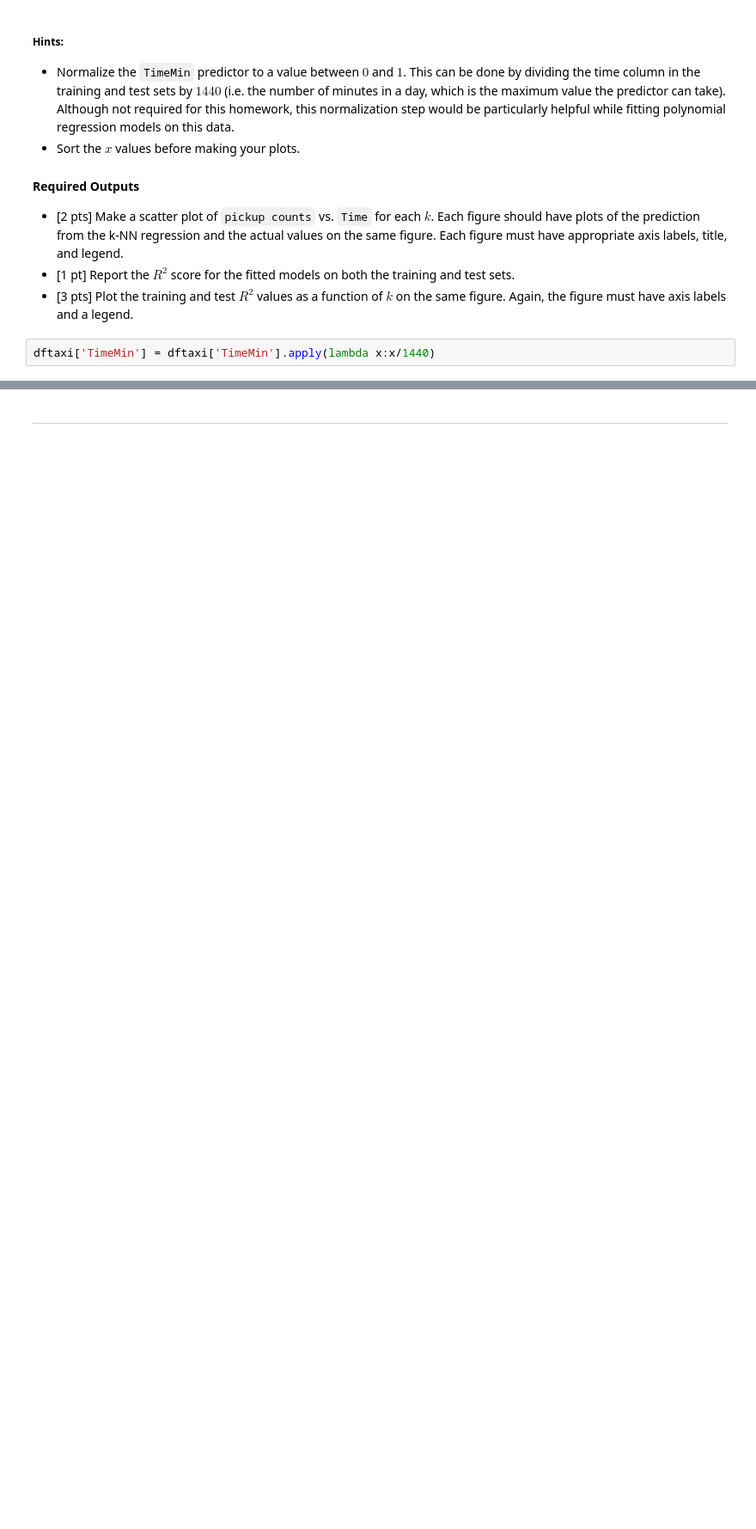
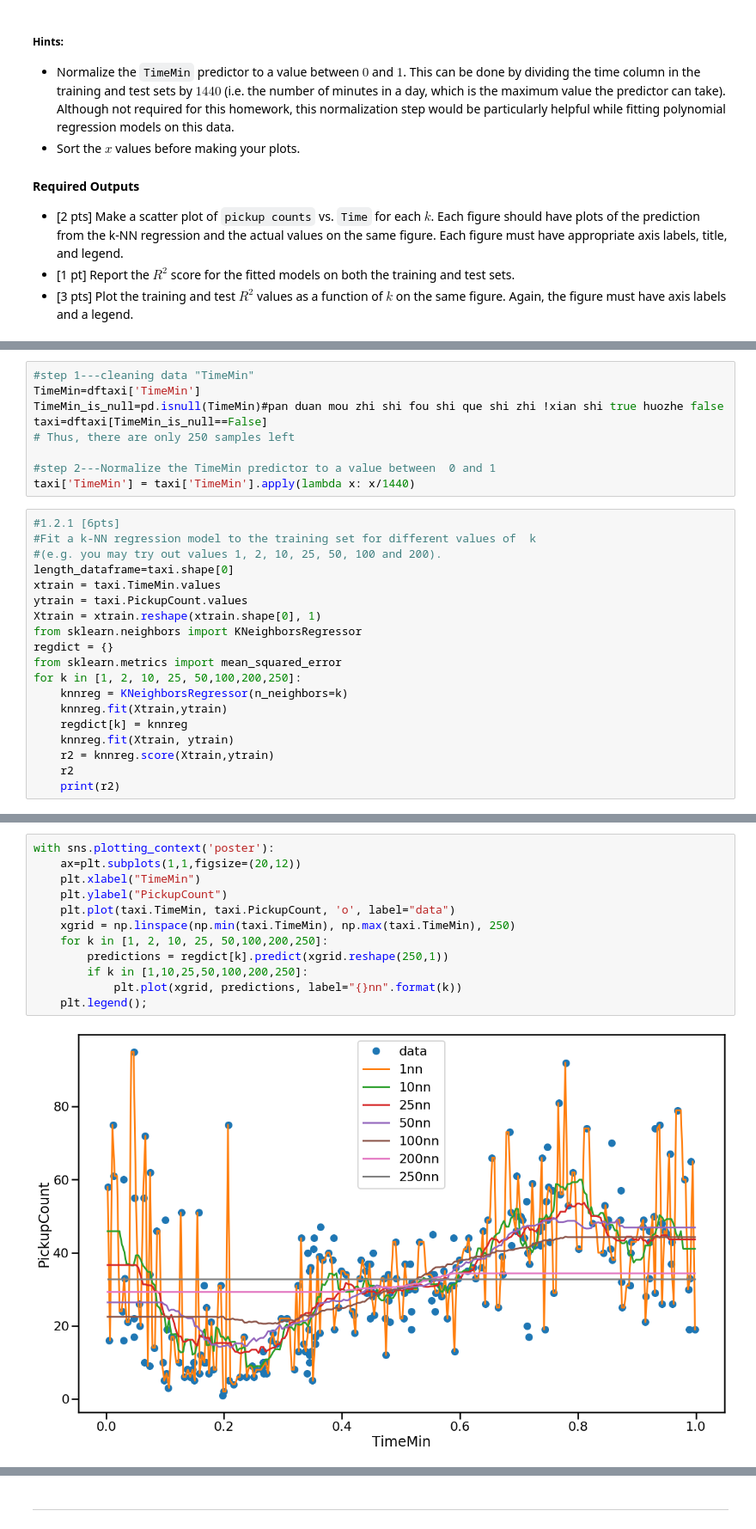
Before and after one commit to zhangxy328/2019Summer, a Jupyter notebook: Homework/HW1/hw1_Alfie_working.ipynb, the cells around one changed output, grey strips where cells are left out. Shown at 86% size. Drawn from its saved outputs; the diff is of its cells as text; blank space fills up the shorter version.

```diff
--- a/Homework/HW1/hw1_Alfie_working.ipynb
+++ b/Homework/HW1/hw1_Alfie_working.ipynb
@@ -103,5 +102,3 @@ Your code should be contained in a Jupyter notebook cell.  An appropriate level
 * [2 pts] Make a scatter plot of `pickup counts` vs. `Time` for each $k$.  Each figure should have plots of the prediction from the k-NN regression and the actual values on the same figure.  Each figure must have appropriate axis labels, title, and legend.
 * [1 pt] Report the $R^2$ score for the fitted models on both the training and test sets.
 * [3 pts] Plot the training and test $R^2$ values as a function of $k$ on the same figure.  Again, the figure must have axis labels and a legend.
-# %%
-dftaxi['TimeMin'] = dftaxi['TimeMin'].apply(lambda x:x/1440)
@@ -122,0 +105,28 @@ LinearRegression(copy_X=True, fit_intercept=True, n_jobs=None, normalize=False)
+# %%
+#step 1---cleaning data "TimeMin"
+TimeMin=dftaxi['TimeMin']
+TimeMin_is_null=pd.isnull(TimeMin)#pan duan mou zhi shi fou shi que shi zhi !xian shi true huozhe false
+taxi=dftaxi[TimeMin_is_null==False]
+# Thus, there are only 250 samples left
+
+#step 2---Normalize the TimeMin predictor to a value between  0 and 1
+taxi['TimeMin'] = taxi['TimeMin'].apply(lambda x: x/1440)
+# %%
+#1.2.1 [6pts]
+#Fit a k-NN regression model to the training set for different values of  k
+#(e.g. you may try out values 1, 2, 10, 25, 50, 100 and 200).
+length_dataframe=taxi.shape[0]
+xtrain = taxi.TimeMin.values
+ytrain = taxi.PickupCount.values
+Xtrain = xtrain.reshape(xtrain.shape[0], 1)
+from sklearn.neighbors import KNeighborsRegressor
+regdict = {}
+from sklearn.metrics import mean_squared_error
+for k in [1, 2, 10, 25, 50,100,200,250]:
+    knnreg = KNeighborsRegressor(n_neighbors=k)
+    knnreg.fit(Xtrain,ytrain)
+    regdict[k] = knnreg
+    knnreg.fit(Xtrain, ytrain)
+    r2 = knnreg.score(Xtrain,ytrain)
+    r2
+    print(r2)
@@ -123 +142,15 @@ LinearRegression(copy_X=True, fit_intercept=True, n_jobs=None, normalize=False)
+# %%
+with sns.plotting_context('poster'):
+    ax=plt.subplots(1,1,figsize=(20,12))
+    plt.xlabel("TimeMin")
+    plt.ylabel("PickupCount")
+    plt.plot(taxi.TimeMin, taxi.PickupCount, 'o', label="data")
+    xgrid = np.linspace(np.min(taxi.TimeMin), np.max(taxi.TimeMin), 250)
+    for k in [1, 2, 10, 25, 50,100,200,250]:
+        predictions = regdict[k].predict(xgrid.reshape(250,1))
+        if k in [1,10,25,50,100,200,250]:
+            plt.plot(xgrid, predictions, label="{}nn".format(k))
+    plt.legend();
+# %% [output]
+[figure, added]
 # %%
```
Also changed, not shown: parts of 31 cells of this notebook.
